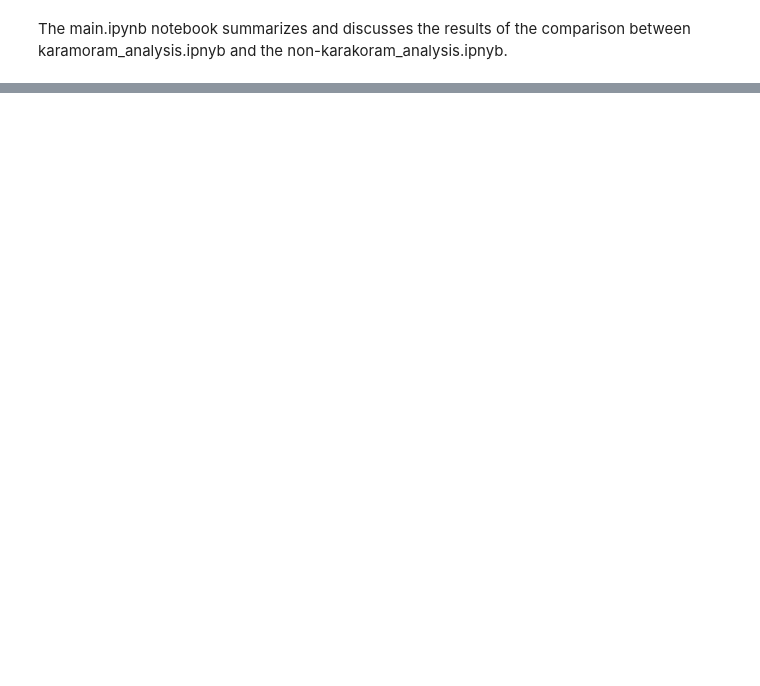
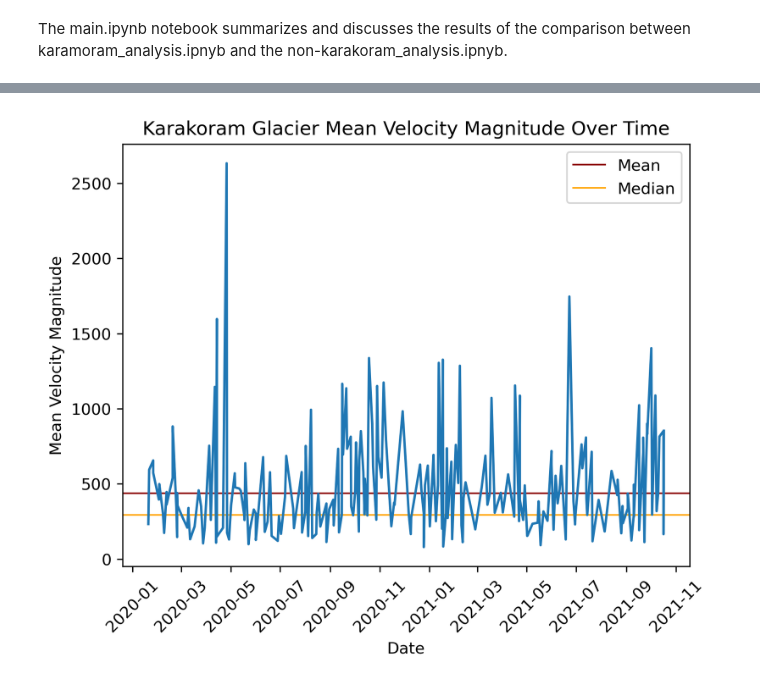
Before and after one commit to UCB-stat-159-f25/final-group06, a Jupyter notebook: main.ipynb, the cells around one changed output, grey strips where cells are left out. Drawn from its saved outputs; the diff is of its cells as text; code cells hidden in the pictures; blank space fills up the shorter version.

```diff
--- a/main.ipynb
+++ b/main.ipynb
@@ -10,0 +62,4 @@ The  main.ipynb notebook summarizes and discusses the results of the comparison
+# %%
+Image(filename = 'figures/K_meanmag_chart.png', width=800, height=800)
+# %% [output]
+[figure, added]
```
Also changed, not shown: parts of 10 cells of this notebook.
